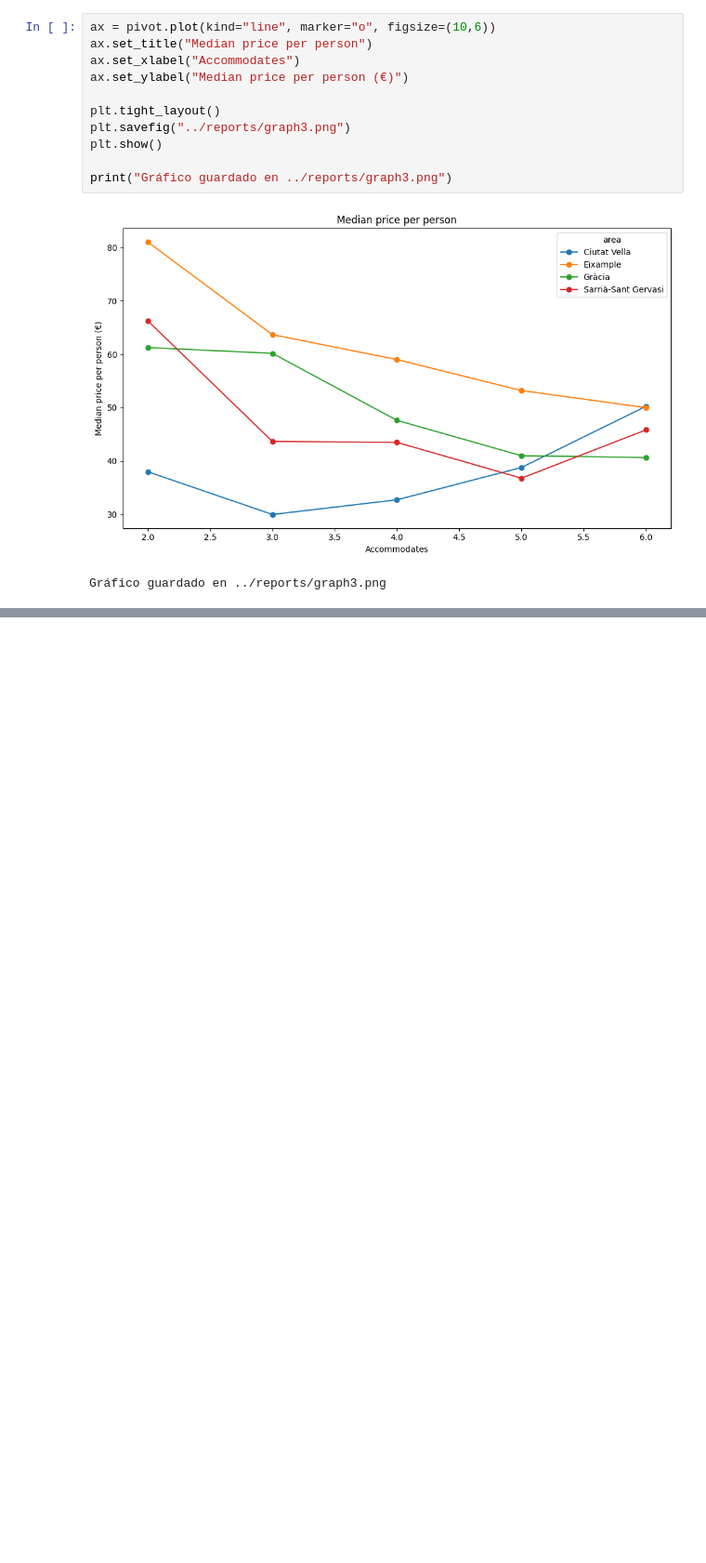
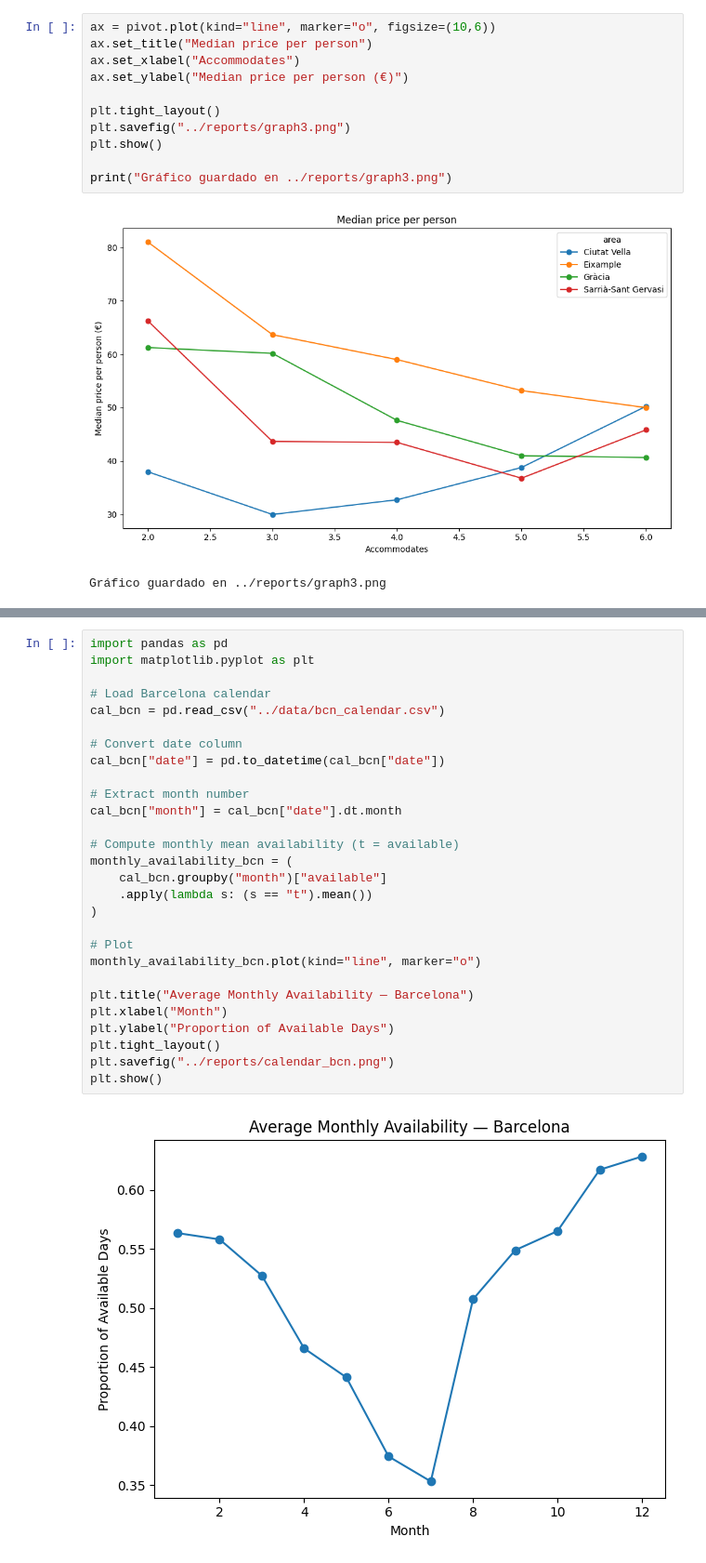
Before and after one commit to paucosta04-beep/banana, a Jupyter notebook: notebooks/part2.ipynb, the cells around one changed output, grey strips where cells are left out. Shown at 93% size. Drawn from its saved outputs; the diff is of its cells as text; blank space fills up the shorter version.

```diff
--- a/notebooks/part2.ipynb
+++ b/notebooks/part2.ipynb
@@ -109,0 +114,30 @@ Dataset limpio guardado en ../data/processed/clean_bcn_listings.csv
+# %%
+import pandas as pd
+import matplotlib.pyplot as plt
+
+# Load Barcelona calendar
+cal_bcn = pd.read_csv("../data/bcn_calendar.csv")
+
+# Convert date column
+cal_bcn["date"] = pd.to_datetime(cal_bcn["date"])
+
+# Extract month number
+cal_bcn["month"] = cal_bcn["date"].dt.month
+
+# Compute monthly mean availability (t = available)
+monthly_availability_bcn = (
+    cal_bcn.groupby("month")["available"]
+    .apply(lambda s: (s == "t").mean())
+)
+
+# Plot
+monthly_availability_bcn.plot(kind="line", marker="o")
+
+plt.title("Average Monthly Availability — Barcelona")
+plt.xlabel("Month")
+plt.ylabel("Proportion of Available Days")
+plt.tight_layout()
+plt.savefig("../reports/calendar_bcn.png")
+plt.show()
+# %% [output]
+[figure, added]
```
Also changed, not shown: parts of 13 cells of this notebook, 3 other files.
